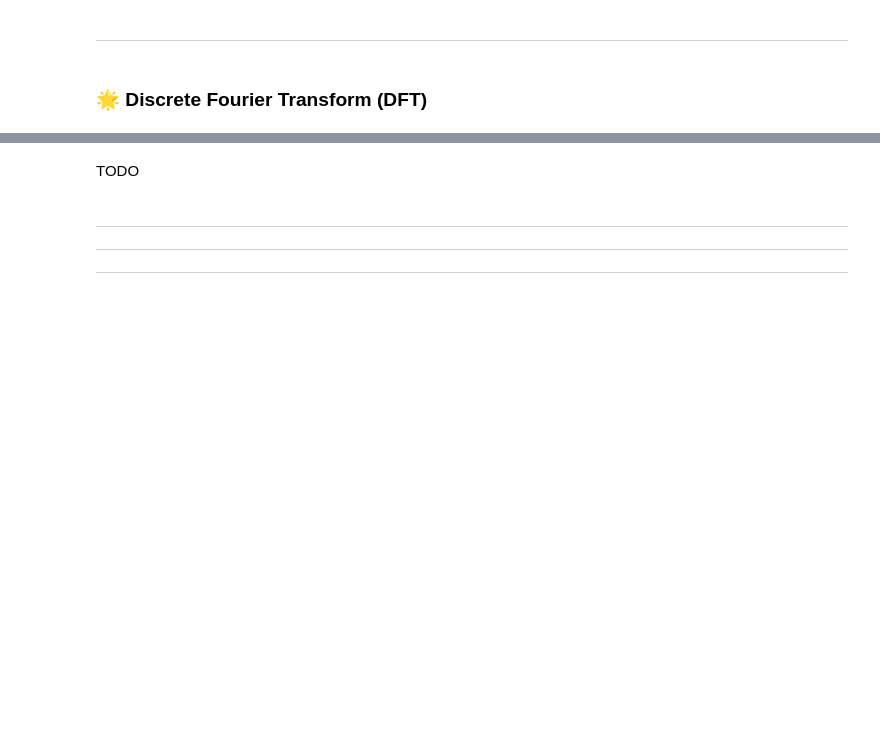
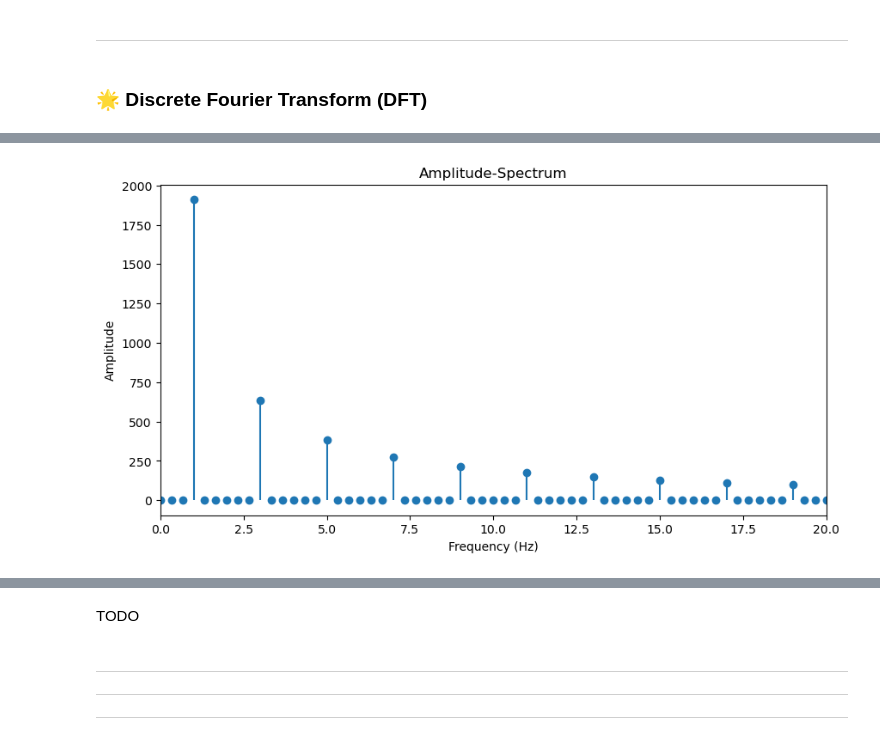
Before and after one commit to Splines/fourier-analysis-basics, a Jupyter notebook: src/fourier.ipynb, the cells around one changed output, grey strips where cells are left out. Drawn from its saved outputs; the diff is of its cells as text; code cells hidden in the pictures; blank space fills up the shorter version.

Commit message:
Add discrete chapter to fourier

```diff
--- a/src/fourier.ipynb
+++ b/src/fourier.ipynb
@@ -576,0 +706,19 @@ plt.show()
+# %%
+def dft(x):
+    N = len(x)  # number of samples
+    n = np.arange(N)  # Vector of increasing natural Numbers from 0 to N-1
+    k = n.reshape((N, 1))  # Transpose n; k is N x 1 vector
+    M = -2 * i * np.pi * k * n / N  # Symmetric N x N - Matrix
+    F_N = np.exp(M)  # Calculate DFT-Matrix coefficients
+
+    return np.dot(F_N, x)  # Matrix multiplication
+
+
+def idft(x):
+    N = len(x)  # number of samples
+    n = np.arange(N)  # Vector of increasing natural Numbers from 0 to N
+    k = n.reshape((N, 1))  # Transpose n; k is N x 1 vector
+    M = 2 * i * np.pi * k * n / N  # Symmetric N x N - Matrix
+    F_Ninv = np.exp(M)
+
+    return np.dot(F_Ninv, x)  # Matrix multiplication
@@ -576,0 +758,28 @@ plt.show()
+# %%
+def square(t):  # Square Sound
+    return sgn(np.sin(2 * np.pi * f * t))
+
+
+fs = 1000
+t = np.arange(0, 3, 1 / fs)  # discrete Samples
+f = 1  # Frequency (Hz)
+x = square(t)
+# %%
+dft_x = dft(x)  # DFT des Signals
+
+# X-Axis: Frequencies
+freq_own = np.arange(0, 0.5 * fs, fs / len(x))
+
+# Y - Axis: Amplitude-Spectrum
+amplitude_spectrum = np.abs(dft_x)
+
+# Plot Amplitude-Spectrum
+plt.figure(figsize=(10, 5))
+plt.stem(freq_own, amplitude_spectrum[: len(freq_own)], basefmt=" ")
+plt.title("Amplitude-Spectrum")
+plt.xlabel("Frequency (Hz)")
+plt.ylabel("Amplitude")
+plt.xlim(0, 20)
+plt.show()
+# %% [output]
+[figure, added]
```
Also changed, not shown: parts of 66 cells of this notebook.
